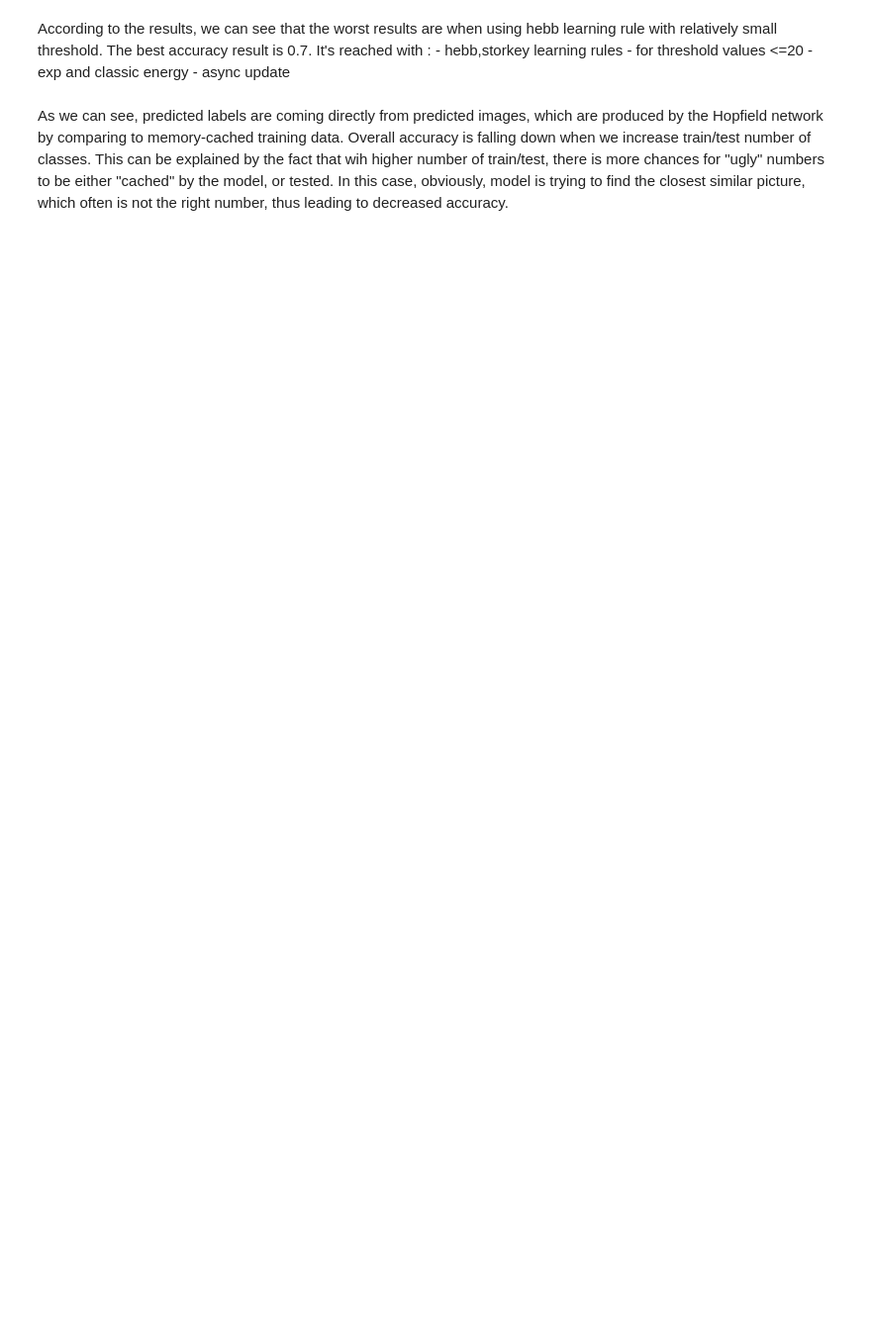
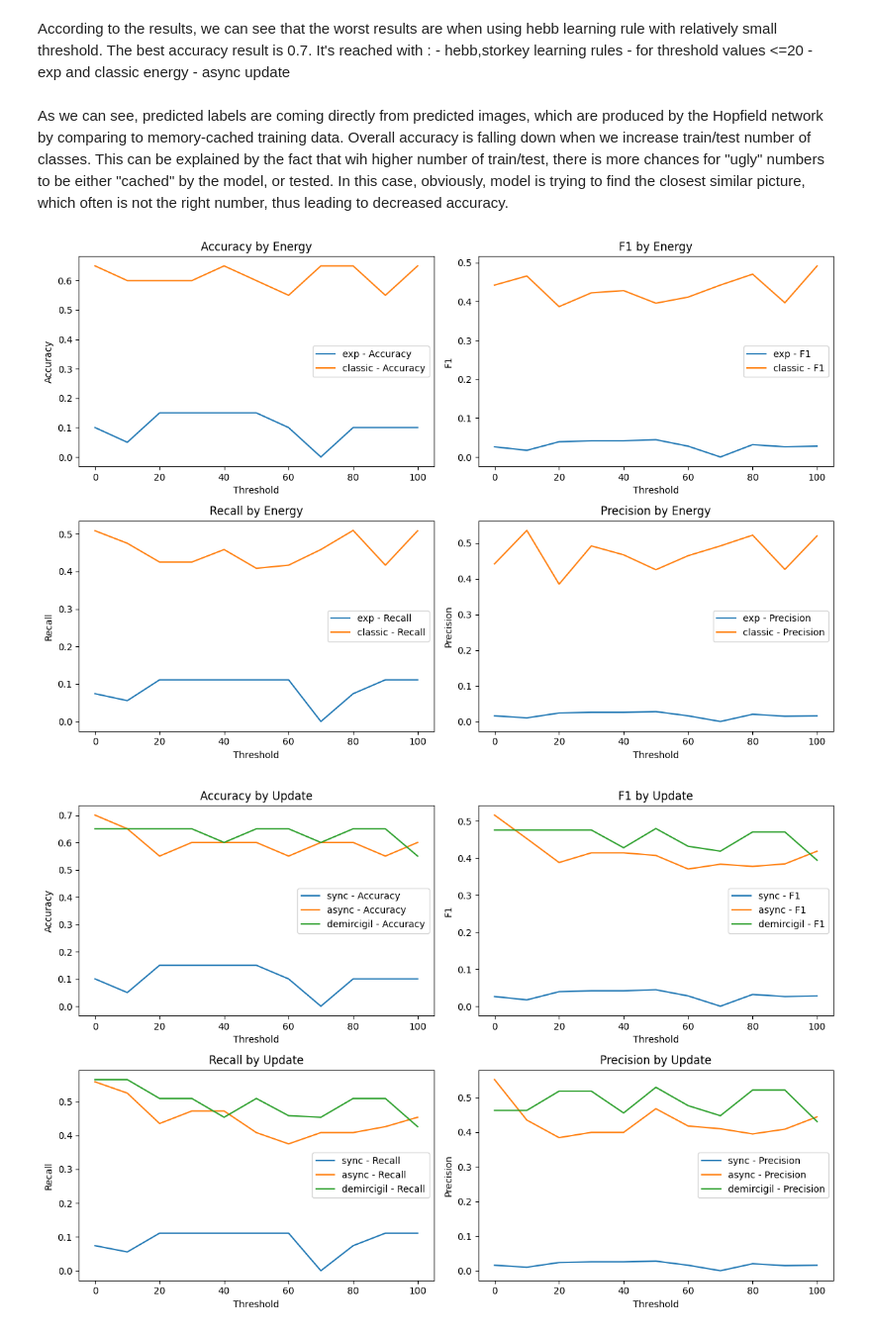
Before and after one commit to volodymyrkir/python_neural_nets, a Jupyter notebook: tasks/task_4.ipynb, the cells around one changed output. Shown at 99% size. Cells and saved outputs as stored; diff of their text form; code cells hidden in the pictures; blank space fills up the shorter version.

```diff
--- a/tasks/task_4.ipynb
+++ b/tasks/task_4.ipynb
@@ -194,22 +236,30 @@ def train_and_visualize(train, test, classes, hide_charts = False, test_len=20,
 classes = [10]
 threshold = range(0, 101, 10)
 energy_funcs = ['exp', 'classic']
-update_func = ['sync', 'async', 'demircigil']
+update_funcs = ['sync', 'async', 'demircigil']
 learning_rules = ['hebb', 'storkey', 'demircigil']
-full_cartesian = set(itertools.product(classes, energy_funcs, update_func, learning_rules))
+full_cartesian = set(itertools.product(classes, energy_funcs, update_funcs, learning_rules))
 broken_dem = set(itertools.product(classes, ['classic', 'exp'], ['sync', 'async'], ['demircigil']))
-broken_dem.union(set(itertools.product(classes, ['classic'], ['demircigil'], ['demircigil'])))
+broken_dem = broken_dem.union(set(itertools.product(classes, ['classic'], ['demircigil'], ['demircigil'])))
+print(broken_dem)
 broken_combos = set(itertools.product(classes, ['classic', 'exp'], ['demircigil'], ['hebb', 'storkey'])).union(broken_dem)
 result_product = full_cartesian.difference(broken_combos)
 result = itertools.product(threshold, result_product)
 
-# SET HIDE_CHARTS TO FALSE TO ENABLE CHARTS ON LNE 19
+energy_metrics = {func: {} for func in energy_funcs}
+update_metrics = {func: {} for func in update_funcs}
+rule_metrics =  {rule: {} for rule in learning_rules}
+
+# SET HIDE_CHARTS TO FALSE TO ENABLE CHARTS ON LINE 19
 for threshold, (classes_used, energy, update, rule) in result:
     train, test = get_input(threshold, classes_used)
     print(f'Using threshold - {threshold}')
     print(f'Using {classes_used} classes, {energy} energy func, {update} update method and {rule} learning rule')
     classes = list(np.unique(train[1]))
     metrics = train_and_visualize(train, test, classes, hide_charts=True, learning_rule=rule, energy_function=energy, update_function=update)
+    energy_metrics[energy][threshold] = metrics
+    update_metrics[update][threshold] = metrics
+    rule_metrics[rule][threshold] = metrics
     print(f'Metrics:\nAccuracy - {metrics[0]},\nF1 - {metrics[1]},\nRecall - {metrics[2]},\nPrecision - {metrics[3]}')
     print('------------------------------------\n\n\n')
 # %% [output]
@@ -239,3 +289,52 @@ The best accuracy result is 0.7. It's reached with :
     - async update
 # %% [markdown]
 As we can see, predicted labels are coming directly from predicted images, which are produced by the Hopfield network by comparing to memory-cached training data. Overall accuracy is falling down when we increase train/test number of classes. This can be explained by the fact that wih higher number of train/test, there is more chances for "ugly" numbers to be either "cached" by the model, or tested. In this case, obviously, model is trying to find the closest similar picture, which often is not the right number, thus leading to decreased accuracy.
+# %%
+def visualize_dict_metrics(metrics_dict, metric_names, parameter_name):
+    plt.figure(figsize=(12, 8))
+    for func, metrics in metrics_dict.items():
+        plt.subplot(2, 2, 1)
+        plt.plot(metrics.keys(), [metric[0] for metric in metrics.values()], label=f'{func} - {metric_names[0]}')
+        plt.title(f'{metric_names[0]} by {parameter_name}')
+        plt.xlabel('Threshold')
+        plt.ylabel(metric_names[0])
+        plt.legend()
+
+        plt.subplot(2, 2, 2)
+        plt.plot(metrics.keys(), [metric[1] for metric in metrics.values()], label=f'{func} - {metric_names[1]}')
+        plt.title(f'{metric_names[1]} by {parameter_name}')
+        plt.xlabel('Threshold')
+        plt.ylabel(metric_names[1])
+        plt.legend()
+
+        plt.subplot(2, 2, 3)
+        plt.plot(metrics.keys(), [metric[2] for metric in metrics.values()], label=f'{func} - {metric_names[2]}')
+        plt.title(f'{metric_names[2]} by {parameter_name}')
+        plt.xlabel('Threshold')
+        plt.ylabel(metric_names[2])
+        plt.legend()
+
+        plt.subplot(2, 2, 4)
+        plt.plot(metrics.keys(), [metric[3] for metric in metrics.values()], label=f'{func} - {metric_names[3]}')
+        plt.title(f'{metric_names[3]} by {parameter_name}')
+        plt.xlabel('Threshold')
+        plt.ylabel(metric_names[3])
+        plt.legend()
+
+    plt.tight_layout()
+    plt.show()
+
+# Replace metric_names with the actual names of your metrics
+metric_names = ['Accuracy', 'F1', 'Recall', 'Precision']
+
+# Visualize energy_metrics
+visualize_dict_metrics(energy_metrics, metric_names, 'Energy')
+
+# Visualize update_metrics
+visualize_dict_metrics(update_metrics, metric_names, 'Update')
+
+# Visualize rule_metrics
+visualize_dict_metrics(rule_metrics, metric_names, 'Learning Rule')
+# %% [output]
+[figure, added]
+[figure, added]
```
Also changed, not shown: parts of 6 cells of this notebook.
